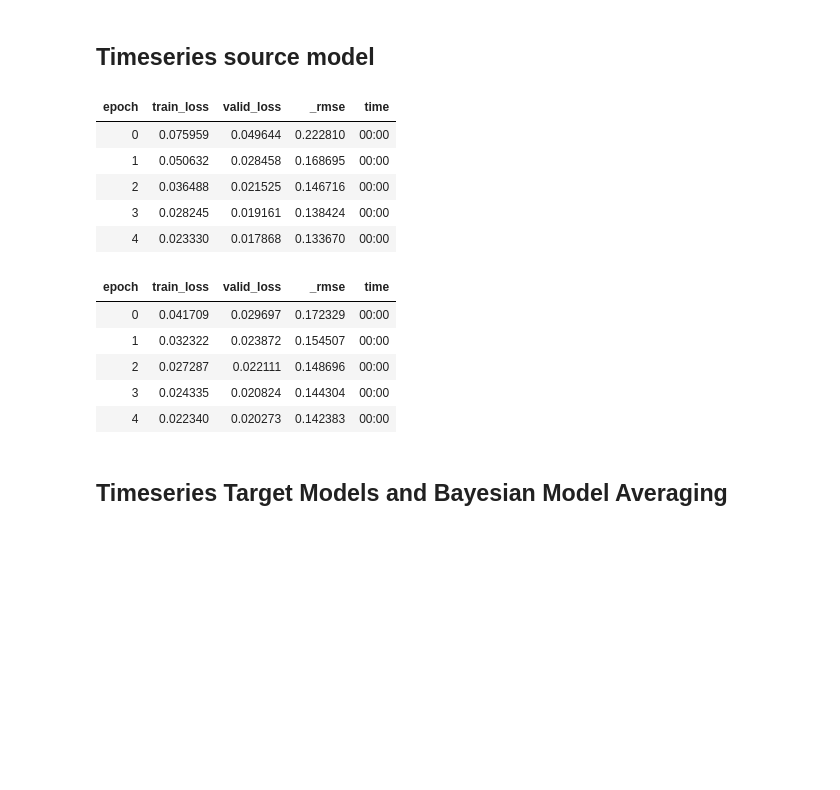
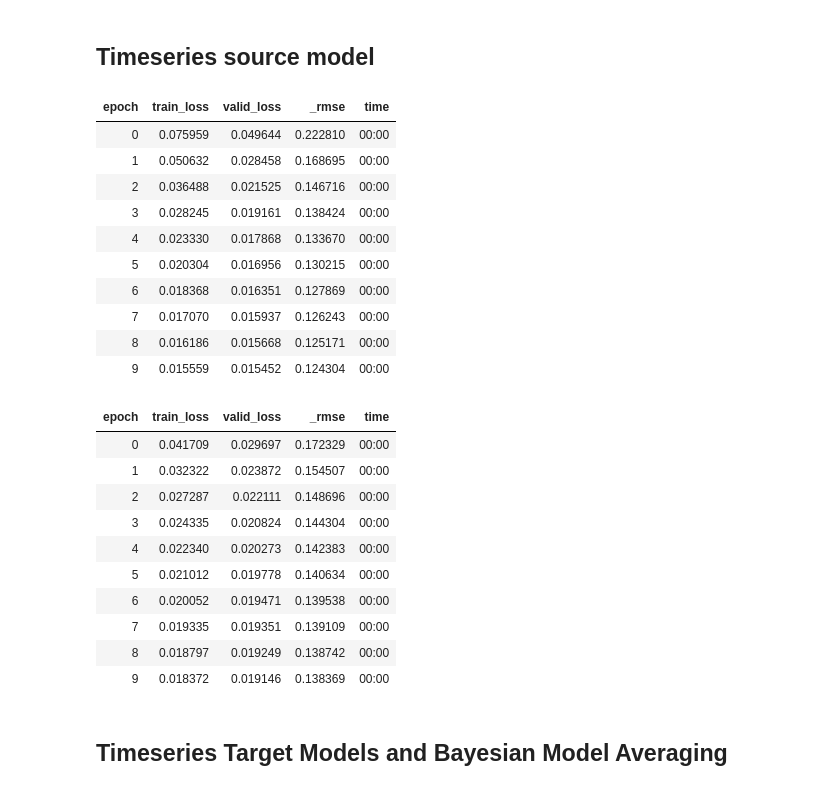
Before and after one commit to scribbler00/fastrenewables, a Jupyter notebook: nbs/15_ensemble_models.ipynb, the cells around one changed output. Saved outputs shown, nothing was run; the diff lists cells and outputs as text; code cells hidden in the pictures; blank space fills up the shorter version.

Commit message:
intermediate result csge

```diff
--- a/nbs/15_ensemble_models.ipynb
+++ b/nbs/15_ensemble_models.ipynb
@@ -612,8 +617,8 @@ def get_timedependent_weight(error_matrix, eta=1):
     N,k,t =error_matrix.shape
     time_depentent_weight =  error_matrix.mean(0)
 
-    if not isinstance(time_depentent_weight, np.ndarray):
-            time_depentent_weight = to_np(time_depentent_weight)
+#     if not isinstance(time_depentent_weight, np.ndarray):
+#             time_depentent_weight = to_np(time_depentent_weight)
 
     for t_i in range(t):
         time_depentent_weight[:,t_i] = soft_gating(time_depentent_weight[:,t_i], eta)
@@ -633,7 +638,7 @@ def simple_local_error_estimator(param_dict = {"n_components":5, "n_neighbors":
                      ('knn', KNeighborsRegressor(n_neighbors=param_dict["n_neighbors"]))])
     return pipe
 
-def get_local_weight(conts, error_matrix, error_expectation_regressor, do_fit=False, eta=1):
+def get_local_weight(conts, error_matrix, error_expectation_regressor, eta=1):
     N,k,t = error_matrix.shape
 
     if len(conts.shape)==3:
@@ -641,20 +646,16 @@ def get_local_weight(conts, error_matrix, error_expectation_regressor, do_fit=Fa
 
     if not isinstance(conts,np.ndarray):
         conts = to_np(conts)
-    if do_fit:
-        error_expectation_regressor = error_expectation_regressor.fit(conts, _flatten_ts(error_matrix))
 
     # todo check timeseries that is the same for each timestep
     local_error_expectation = error_expectation_regressor.predict(conts)
 
-    local_error_expectation = _unflatten_to_ts(local_error_expectation,ts_length=t, n_features=k)
+    local_error_expectation = _unflatten_to_ts(local_error_expectation,
+                                               ts_length=t, n_features=k)
 
-#     local_error_weight = normalize_weight(local_error_weight)
-    if not isinstance(local_error_expectation, np.ndarray):
-                local_error_expectation = to_np(local_error_expectation)
     # we should have an error matrix of shape Nxk
-    for n in range(len(local_error_expectation)):
-        local_error_expectation[n,:] = soft_gating(local_error_expectation[n,], eta)
+#     for n in range(len(local_error_expectation)):
+#         local_error_expectation[n,:] = soft_gating(local_error_expectation[n,], eta)
 
     return local_error_expectation
 # %%
@@ -794,6 +969,6 @@ for eta in [0.8,0.9,1,2,3,4,5,6,7,8,9,10,20]:
 
     csge_model.fit(dls_target, ds_idx=1)
 
-    yhat = csge_model.predict(dls_target, ds_idx=1)
+    yhat, targets = csge_model.predict(dls_target, ds_idx=1)
     print(eta, ((targets.ravel()-yhat.ravel())**2).mean()**0.5)
 # %% [output]
@@ -875,18 +1050,23 @@ ann_structure = [len(cont_names), 10, 5, 1]
 # %%
 set_seed(23, reproducible=True)
 learn_source0 = renewable_timeseries_learner(dls_source0, layers=ann_structure, metrics=rmse)
-learn_source0.fit(5)
+learn_source0.fit(10)
 # %% [output]
 | epoch | train_loss | valid_loss | _rmse | time |
 | 0 | 0.075959 | 0.049644 | 0.222810 | 00:00 |
 | 1 | 0.050632 | 0.028458 | 0.168695 | 00:00 |
 | 2 | 0.036488 | 0.021525 | 0.146716 | 00:00 |
 | 3 | 0.028245 | 0.019161 | 0.138424 | 00:00 |
 | 4 | 0.023330 | 0.017868 | 0.133670 | 00:00 |
+| 5 | 0.020304 | 0.016956 | 0.130215 | 00:00 |
+| 6 | 0.018368 | 0.016351 | 0.127869 | 00:00 |
+| 7 | 0.017070 | 0.015937 | 0.126243 | 00:00 |
+| 8 | 0.016186 | 0.015668 | 0.125171 | 00:00 |
+| 9 | 0.015559 | 0.015452 | 0.124304 | 00:00 |
 # %%
 set_seed(12345, reproducible=True)
 learn_source1 = renewable_timeseries_learner(dls_source1, layers=ann_structure, metrics=rmse)
-learn_source1.fit(5)
+learn_source1.fit(10)
 # %% [output]
 | epoch | train_loss | valid_loss | _rmse | time |
 | 0 | 0.041709 | 0.029697 | 0.172329 | 00:00 |
@@ -894,6 +1074,11 @@ learn_source1.fit(5)
 | 2 | 0.027287 | 0.022111 | 0.148696 | 00:00 |
 | 3 | 0.024335 | 0.020824 | 0.144304 | 00:00 |
 | 4 | 0.022340 | 0.020273 | 0.142383 | 00:00 |
+| 5 | 0.021012 | 0.019778 | 0.140634 | 00:00 |
+| 6 | 0.020052 | 0.019471 | 0.139538 | 00:00 |
+| 7 | 0.019335 | 0.019351 | 0.139109 | 00:00 |
+| 8 | 0.018797 | 0.019249 | 0.138742 | 00:00 |
+| 9 | 0.018372 | 0.019146 | 0.138369 | 00:00 |
 # %% [markdown]
 ## Timeseries Target Models and Bayesian Model Averaging
 # %%
```
Also changed, not shown: parts of 26 cells of this notebook, 3 other files.
